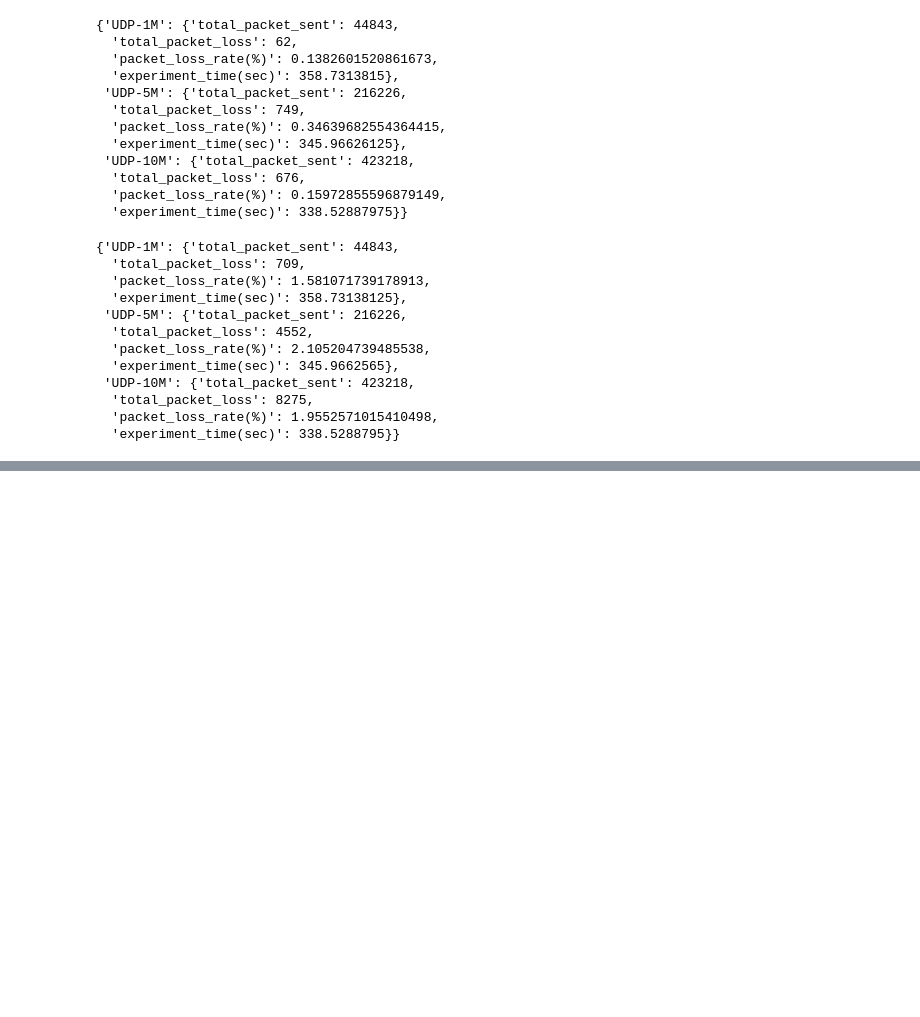
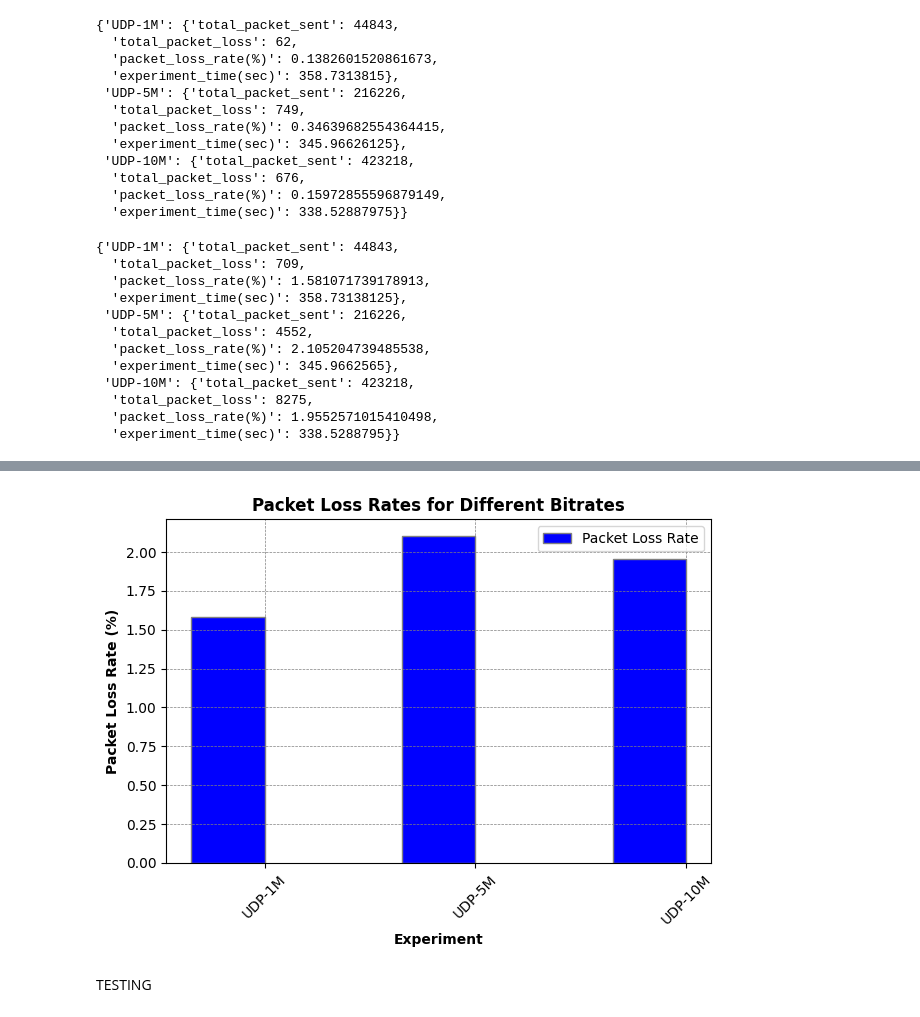
Before and after one commit to mollyy0514/GO_QUIC_socket, a Jupyter notebook: data/bitrate_compare.ipynb, the cells around one changed output, grey strips where cells are left out. Cells and saved outputs as stored; diff of their text form; code cells hidden in the pictures; blank space fills up the shorter version.

```diff
--- a/data/bitrate_compare.ipynb
+++ b/data/bitrate_compare.ipynb
@@ -343,0 +381,6 @@ all_avg_udp_dl_stats
+# %%
+plot_udp_packet_loss_rate(all_avg_udp_dl_stats, "dl")
+# %% [output]
+[figure, added]
+# %% [markdown]
+TESTING
```
Also changed, not shown: parts of 8 cells of this notebook, 2 other files.
